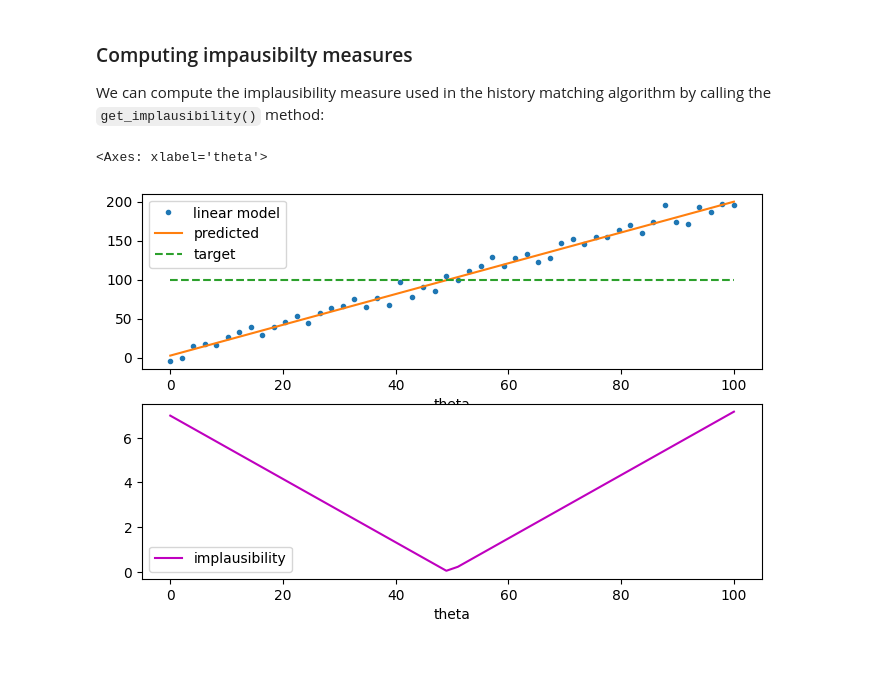
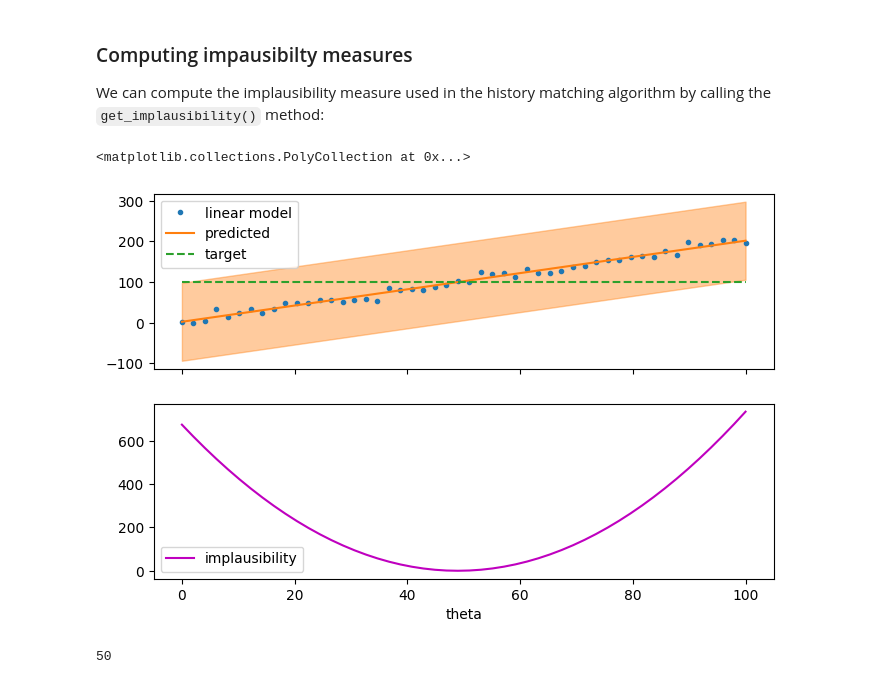
Before and after one commit to InstituteforDiseaseModeling/historymatching, a Jupyter notebook: examples/using_emulators.ipynb, the cells around one changed output. Saved outputs shown, nothing was run; the diff lists cells and outputs as text; code cells hidden in the pictures.

Commit message:
update emulator diagnostics to support multiple parameters

```diff
--- a/examples/using_emulators.ipynb
+++ b/examples/using_emulators.ipynb
@@ -179,18 +187,30 @@ x_imp = pd.DataFrame( { 'theta' : np.linspace( 0, 100, 50 ) } )
 
 linear_model_implausibility = linear_emulator.get_implausibility( x_imp, target_value, target_var )
 # %%
-fig_imp, axs_imp = plt.subplots(2, 1, figsize=(8,5) )
+fig_imp, axs_imp = plt.subplots(2, 1, figsize=(8,5), sharex=True )
 
 
 lm_imp = pd.DataFrame( { 'theta'    : x_imp['theta'].values,
                          'linear model' : linear_model(x_imp)['out'].values,
                          'predicted'    : linear_emulator.predict(x_imp['theta'])['value'].values,
                          'target'       : target_value,
                          'implausibility' : linear_model_implausibility
                     } )
 
 lm_imp.plot( x='theta', y=['linear model', 'predicted', 'target'], style=['.','-','--'], ax=axs_imp[0] )
 lm_imp.plot( x='theta', y='implausibility', c='m', ax=axs_imp[1] )
+
+axs_imp[0].fill_between( lm_imp['theta'],
+                     linear_emulator.predict(x_imp['theta'])['low'].values,
+                     linear_emulator.predict(x_imp['theta'])['high'].values,
+                     color = 'tab:orange',
+                     alpha = 0.4
+                    )
 # %% [output]
-<Axes: xlabel='theta'>
+<matplotlib.collections.PolyCollection at 0x...>
-[figure, old version]
+[figure, new version]
+# %%
+#len( x_imp )
+len( linear_emulator.predict(x_imp['theta']) )
+# %% [output]
+50
```
Also changed, not shown: parts of 7 cells of this notebook, 1 other file.
